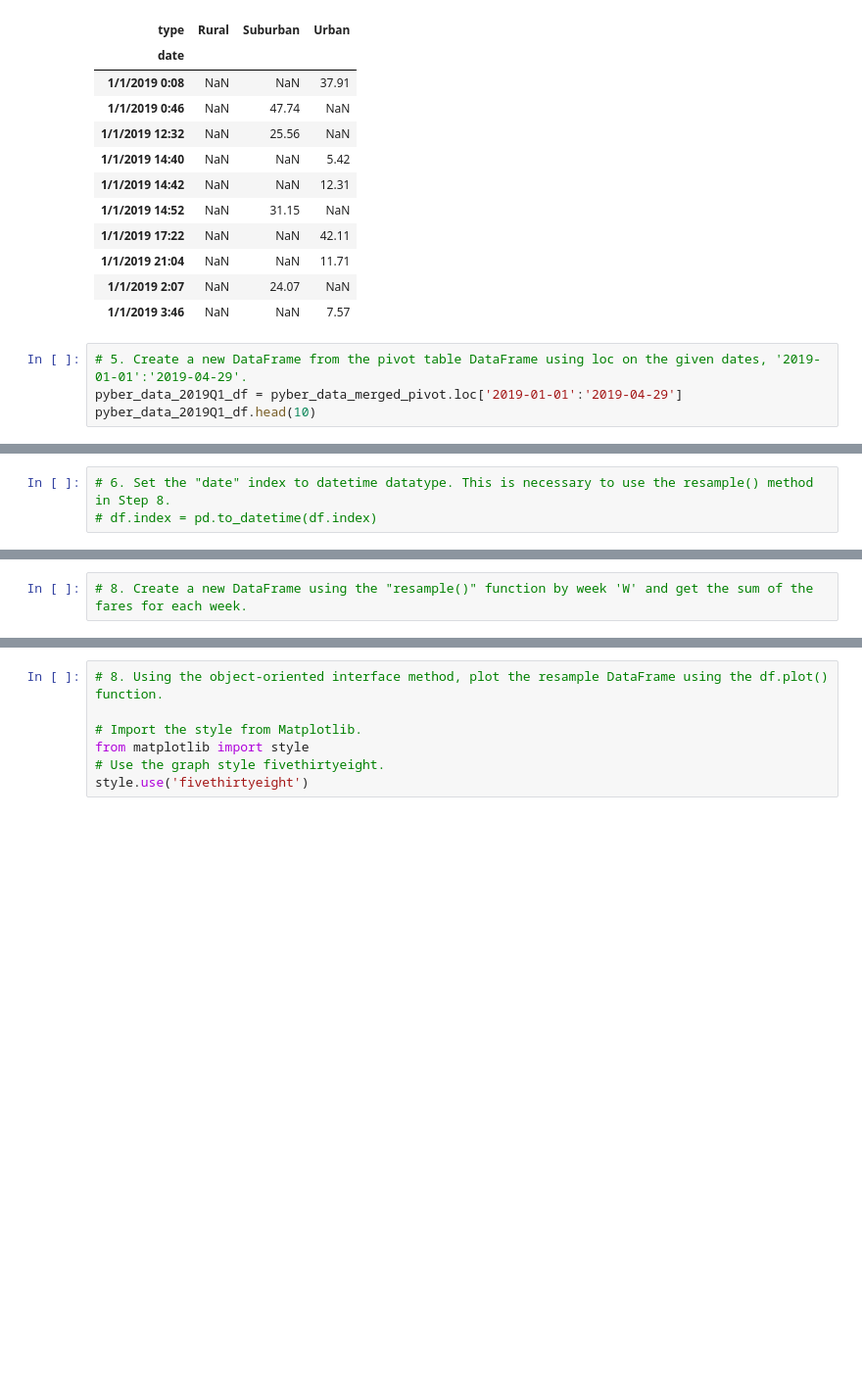
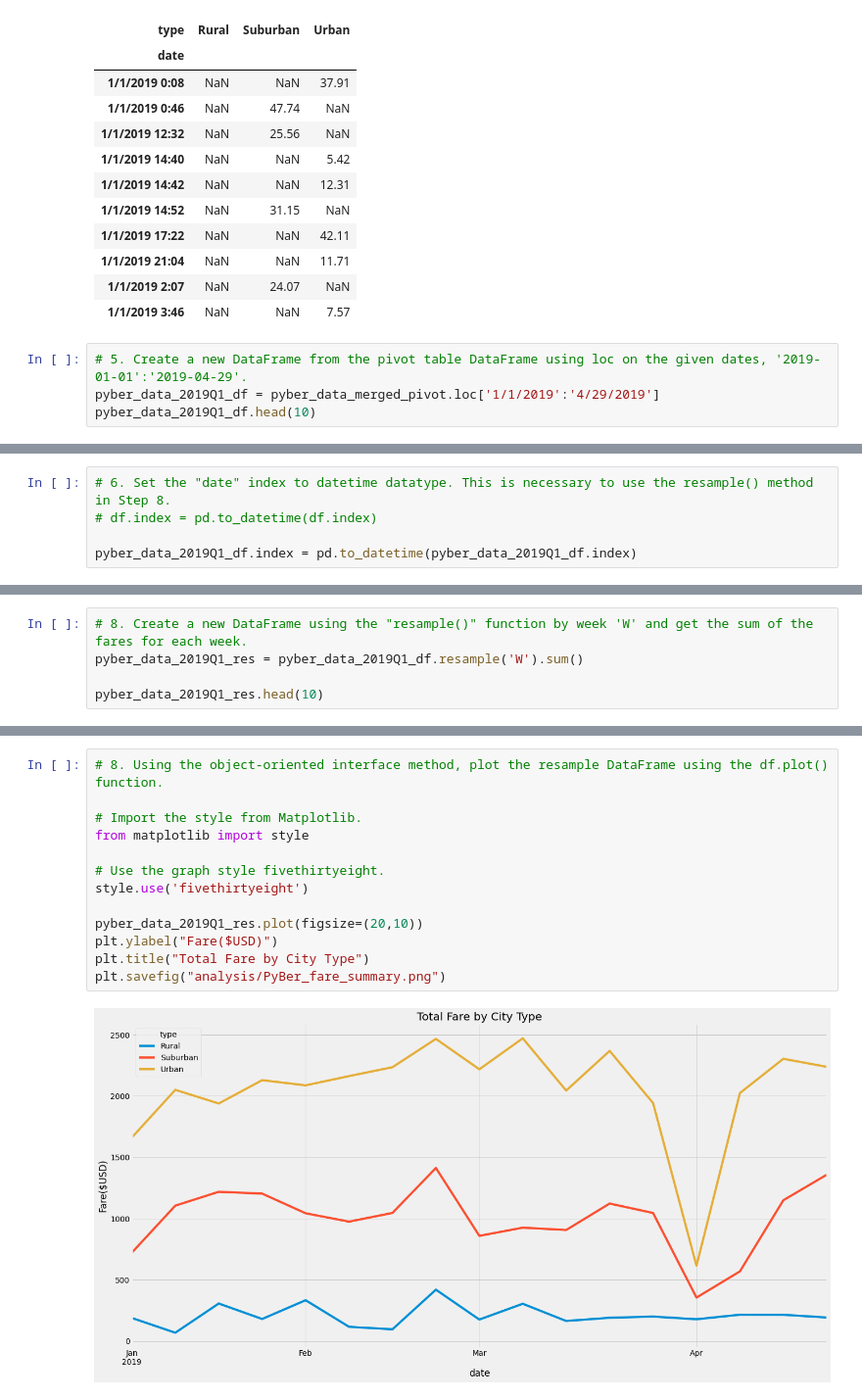
Before and after one commit to benniehana111/PyBer_Analysis, a Jupyter notebook: Pyber_Challenge.ipynb, the cells around one changed output, grey strips where cells are left out. Shown at 98% size. Drawn from its saved outputs; the diff is of its cells as text; blank space fills up the shorter version.

```diff
--- a/Pyber_Challenge.ipynb
+++ b/Pyber_Challenge.ipynb
@@ -185,7 +185,7 @@ pyber_data_merged_pivot.head(10)
 | 1/1/2019 3:46 | NaN | NaN | 7.57 |
 # %%
 # 5. Create a new DataFrame from the pivot table DataFrame using loc on the given dates, '2019-01-01':'2019-04-29'.
-pyber_data_2019Q1_df = pyber_data_merged_pivot.loc['2019-01-01':'2019-04-29']
+pyber_data_2019Q1_df = pyber_data_merged_pivot.loc['1/1/2019':'4/29/2019']
 pyber_data_2019Q1_df.head(10)
 # %% [output]
 | type | Rural | Suburban | Urban |
@@ -193,5 +203,7 @@ pyber_data_2019Q1_df.head(10)
 # %%
 # 6. Set the "date" index to datetime datatype. This is necessary to use the resample() method in Step 8.
 # df.index = pd.to_datetime(df.index)
+
+pyber_data_2019Q1_df.index = pd.to_datetime(pyber_data_2019Q1_df.index)
 # %%
 # 7. Check that the datatype for the index is datetime using df.info()
@@ -198,2 +222,5 @@ pyber_data_2019Q1_df.head(10)
 # %%
 # 8. Create a new DataFrame using the "resample()" function by week 'W' and get the sum of the fares for each week.
+pyber_data_2019Q1_res = pyber_data_2019Q1_df.resample('W').sum()
+
+pyber_data_2019Q1_res.head(10)
@@ -200,7 +240,15 @@ pyber_data_2019Q1_df.head(10)
 # %%
 # 8. Using the object-oriented interface method, plot the resample DataFrame using the df.plot() function.
 
 # Import the style from Matplotlib.
 from matplotlib import style
+
 # Use the graph style fivethirtyeight.
 style.use('fivethirtyeight')
+
+pyber_data_2019Q1_res.plot(figsize=(20,10))
+plt.ylabel("Fare($USD)")
+plt.title("Total Fare by City Type")
+plt.savefig("analysis/PyBer_fare_summary.png")
+# %% [output]
+[figure, added]
```
Also changed, not shown: parts of 3 cells of this notebook, 2 other files.
